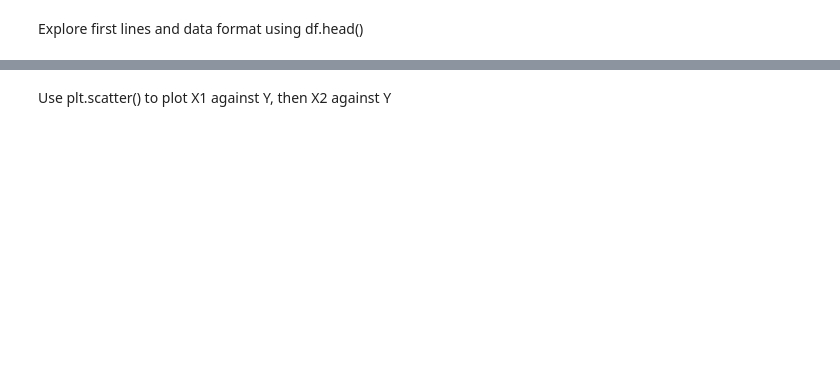
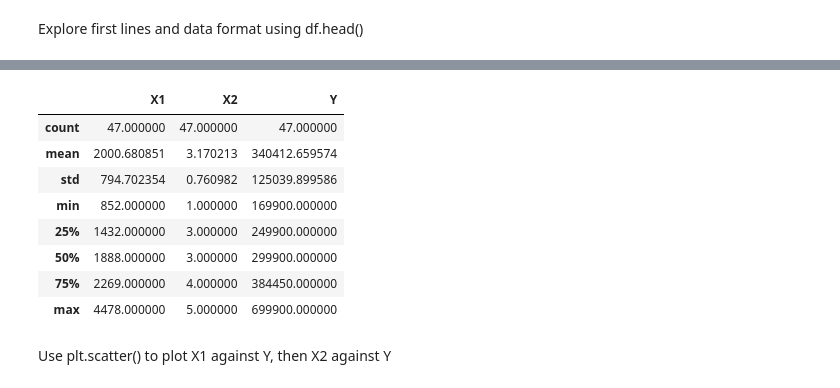
Before and after one commit to clibbon/training, a Jupyter notebook: Machine Learning/Exercises/Linear Regression with Multiple Features.ipynb, the cells around one changed output, grey strips where cells are left out. Cells and saved outputs as stored; diff of their text form; code cells hidden in the pictures; blank space fills up the shorter version.

```diff
--- a/Machine Learning/Exercises/Linear Regression with Multiple Features.ipynb
+++ b/Machine Learning/Exercises/Linear Regression with Multiple Features.ipynb
@@ -32,2 +21,15 @@ Explore first lines and data format using df.head()
+# %%
+df.head(10)
+df.describe()
+# %% [output]
+|  | X1 | X2 | Y |
+| count | 47.000000 | 47.000000 | 47.000000 |
+| mean | 2000.680851 | 3.170213 | 340412.659574 |
+| std | 794.702354 | 0.760982 | 125039.899586 |
+| min | 852.000000 | 1.000000 | 169900.000000 |
+| 25% | 1432.000000 | 3.000000 | 249900.000000 |
+| 50% | 1888.000000 | 3.000000 | 299900.000000 |
+| 75% | 2269.000000 | 4.000000 | 384450.000000 |
+| max | 4478.000000 | 5.000000 | 699900.000000 |
 # %% [markdown]
 Use plt.scatter() to plot X1 against Y, then X2 against Y
```
Also changed, not shown: parts of 41 cells of this notebook.
